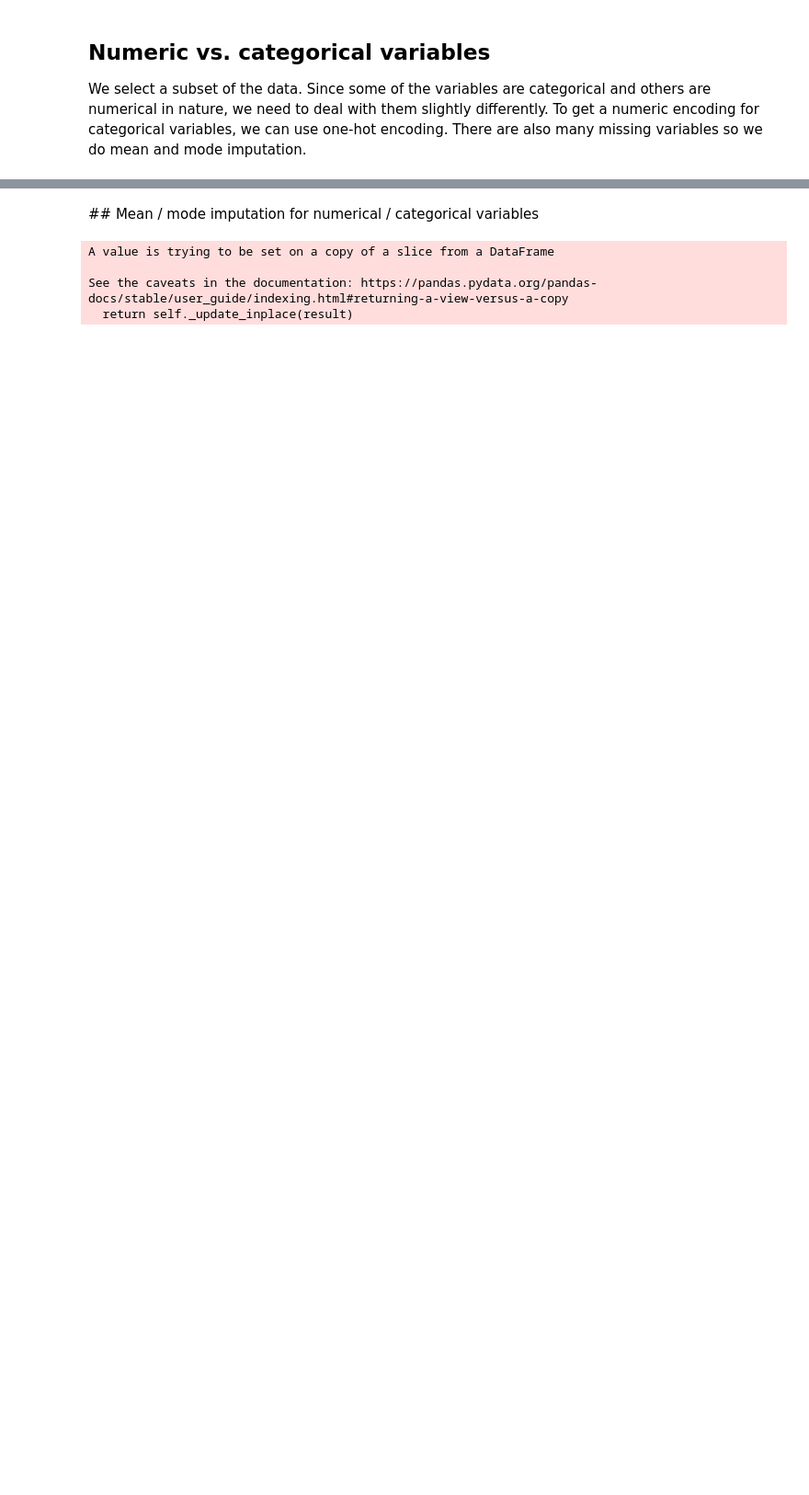
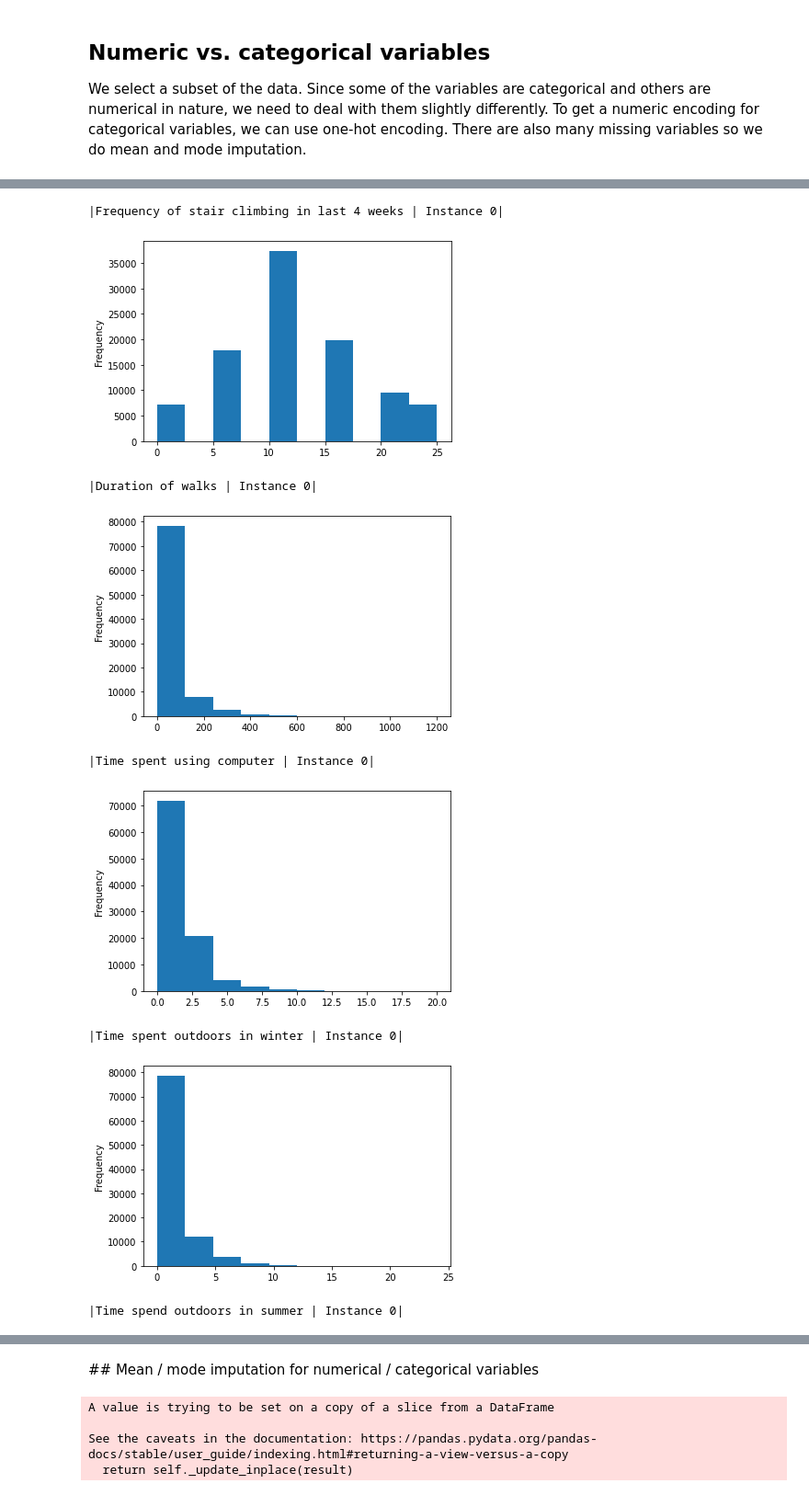
Before and after one commit to abramschon/accel, a Jupyter notebook: notebooks/exploratory_data_analysis.ipynb, the cells around one changed output, grey strips where cells are left out. Shown at 92% size. Drawn from its saved outputs; the diff is of its cells as text; code cells hidden in the pictures; blank space fills up the shorter version.

```diff
--- a/notebooks/exploratory_data_analysis.ipynb
+++ b/notebooks/exploratory_data_analysis.ipynb
@@ -341,0 +360,15 @@ Let's see where there are correlations between any of the variables and the outc
+# %%
+for col in issue_cols:
+    print("|",col,"|",sep="")
+    X[col].plot(kind='hist')
+    plt.show()
+# %% [output]
+|Frequency of stair climbing in last 4 weeks | Instance 0|
+[figure, added]
+|Duration of walks | Instance 0|
+[figure, added]
+|Time spent using computer | Instance 0|
+[figure, added]
+|Time spent outdoors in winter | Instance 0|
+[figure, added]
+|Time spend outdoors in summer | Instance 0|
```
Also changed, not shown: parts of 22 cells of this notebook, 1 other file.
